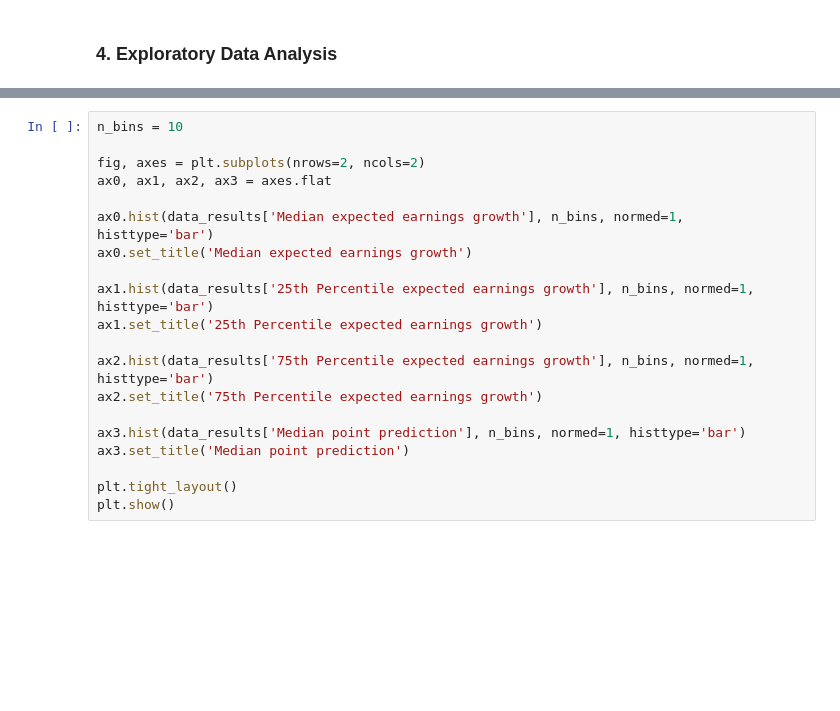
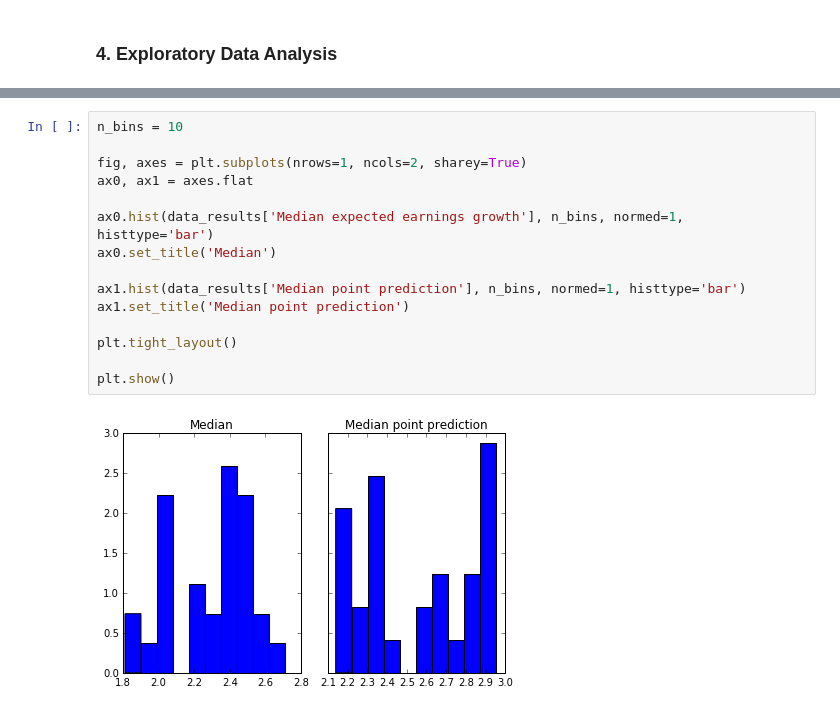
Before and after one commit to jhamski/IS602_Project, a Jupyter notebook: IS602_FinalProject_JHamski.ipynb, the cells around one changed output, grey strips where cells are left out. Drawn from its saved outputs; the diff is of its cells as text; blank space fills up the shorter version.

```diff
--- a/IS602_FinalProject_JHamski.ipynb
+++ b/IS602_FinalProject_JHamski.ipynb
@@ -95,20 +146,17 @@ data_results['75th Percentile expected earnings growth'].plot()
 # %%
 n_bins = 10
 
-fig, axes = plt.subplots(nrows=2, ncols=2)
-ax0, ax1, ax2, ax3 = axes.flat
+fig, axes = plt.subplots(nrows=1, ncols=2, sharey=True)
+ax0, ax1 = axes.flat
 
 ax0.hist(data_results['Median expected earnings growth'], n_bins, normed=1, histtype='bar')
-ax0.set_title('Median expected earnings growth')
+ax0.set_title('Median')
 
-ax1.hist(data_results['25th Percentile expected earnings growth'], n_bins, normed=1, histtype='bar')
-ax1.set_title('25th Percentile expected earnings growth')
-
-ax2.hist(data_results['75th Percentile expected earnings growth'], n_bins, normed=1, histtype='bar')
-ax2.set_title('75th Percentile expected earnings growth')
-
-ax3.hist(data_results['Median point prediction'], n_bins, normed=1, histtype='bar')
-ax3.set_title('Median point prediction')
+ax1.hist(data_results['Median point prediction'], n_bins, normed=1, histtype='bar')
+ax1.set_title('Median point prediction')
 
 plt.tight_layout()
+
 plt.show()
+# %% [output]
+[figure, added]
```
Also changed, not shown: parts of 23 cells of this notebook.
